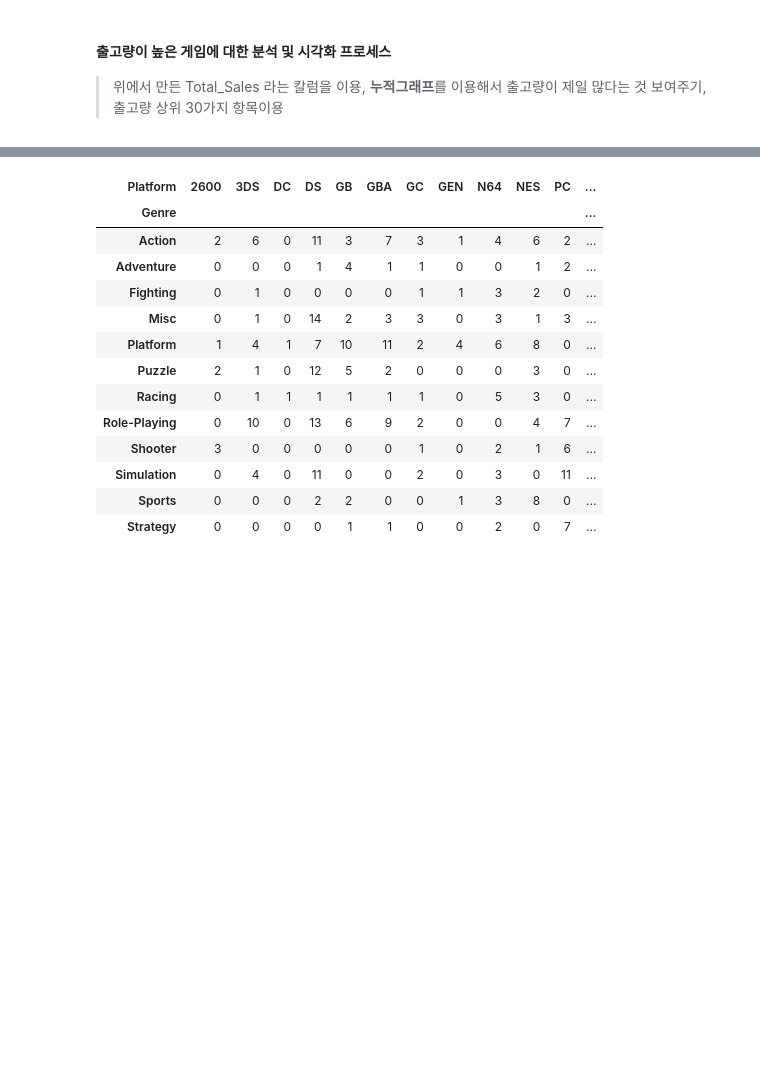
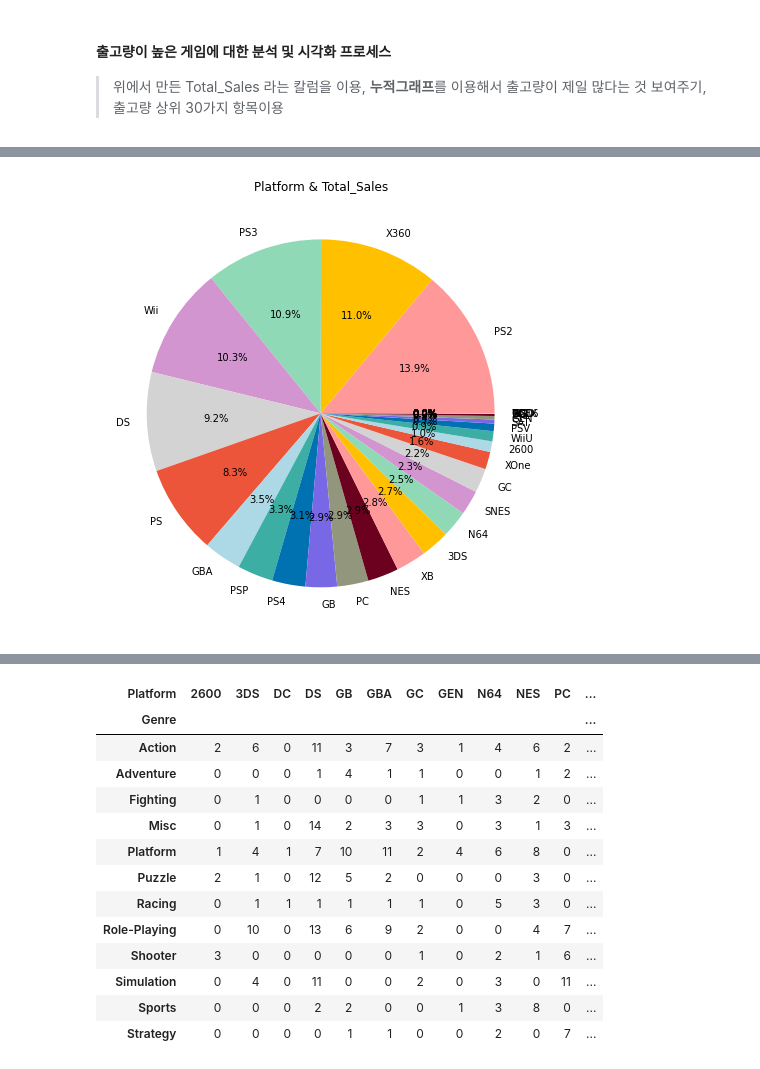
Before and after one commit to ohyunju/projects, a Jupyter notebook: project1/Project1.ipynb, the cells around one changed output, grey strips where cells are left out. Drawn from its saved outputs; the diff is of its cells as text; code cells hidden in the pictures; blank space fills up the shorter version.

```diff
--- a/project1/Project1.ipynb
+++ b/project1/Project1.ipynb
@@ -728,0 +729,15 @@ plt.show()
+# %%
+#파이 시각화 (플랫폼, 62개)
+import matplotlib.pyplot as plt
+
+Top_Sale_Platform=Top_Sale.groupby(['Platform']).sum()
+Top_Sale_Platform=Top_Sale_Platform.sort_values(by=['Total_Sales'], axis=0, ascending=False)
+Platform=Top_Sale_Platform.index
+
+plt.figure(figsize=(8, 8))
+plt.title('Platform & Total_Sales')
+plt.pie(Top_Sale_Platform['Total_Sales'], labels=Platform, autopct='%.1f%%',colors = ['#ff9999', '#ffc000', '#8fd9b6', '#d395d0','lightgray','#ED553B','lightblue','#3CAEA3','#0072B2','#7868E6','#92967D','#6B011F'])
+
+plt.show()
+# %% [output]
+[figure, added]
```
Also changed, not shown: parts of 4 cells of this notebook.
